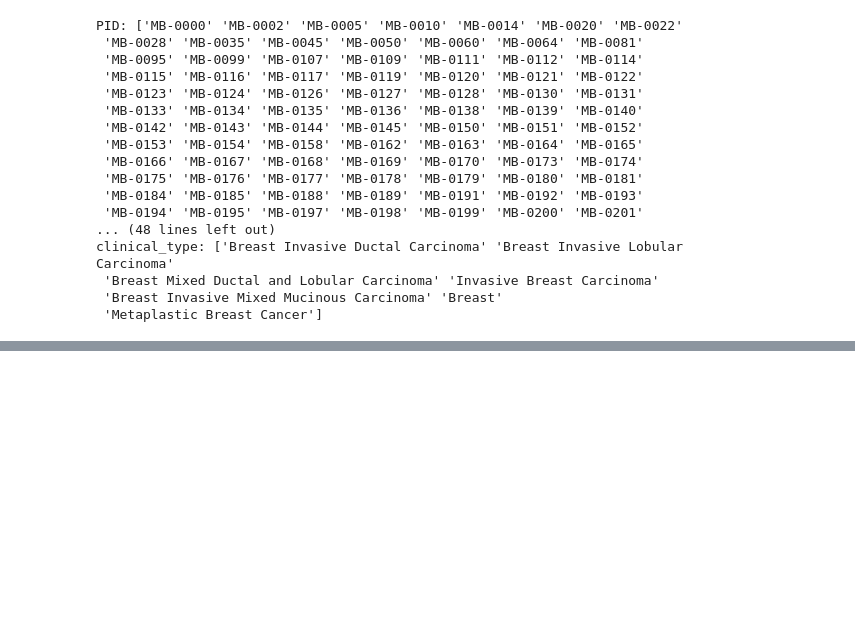
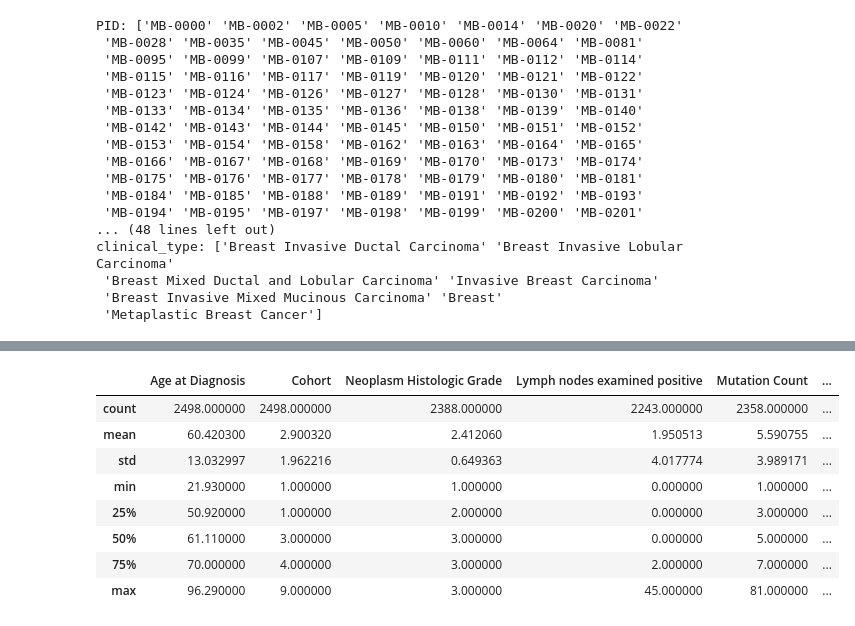
Before and after one commit to saezlab/GNNClinicalOutcomePrediction, a Jupyter notebook: bin/testing.ipynb, the cells around one changed output, grey strips where cells are left out. Cells and saved outputs as stored; diff of their text form; code cells hidden in the pictures; blank space fills up the shorter version.

```diff
--- a/bin/testing.ipynb
+++ b/bin/testing.ipynb
@@ -202,0 +255,13 @@ clinical_type: ['Breast Invasive Ductal Carcinoma' 'Breast Invasive Lobular Carc
+# %%
+# Summerize the data for brca_metabric_clinical_data.tsv
+clinical_data.describe()
+# %% [output]
+|  | Age at Diagnosis | Cohort | Neoplasm Histologic Grade | Lymph nodes examined positive | Mutation Count | ... |
+| count | 2498.000000 | 2498.000000 | 2388.000000 | 2243.000000 | 2358.000000 | ... |
+| mean | 60.420300 | 2.900320 | 2.412060 | 1.950513 | 5.590755 | ... |
+| std | 13.032997 | 1.962216 | 0.649363 | 4.017774 | 3.989171 | ... |
+| min | 21.930000 | 1.000000 | 1.000000 | 0.000000 | 1.000000 | ... |
+| 25% | 50.920000 | 1.000000 | 2.000000 | 0.000000 | 3.000000 | ... |
+| 50% | 61.110000 | 3.000000 | 3.000000 | 0.000000 | 5.000000 | ... |
+| 75% | 70.000000 | 4.000000 | 3.000000 | 2.000000 | 7.000000 | ... |
+| max | 96.290000 | 9.000000 | 3.000000 | 45.000000 | 81.000000 | ... |
```
Also changed, not shown: parts of 12 cells of this notebook, 1 other file.
